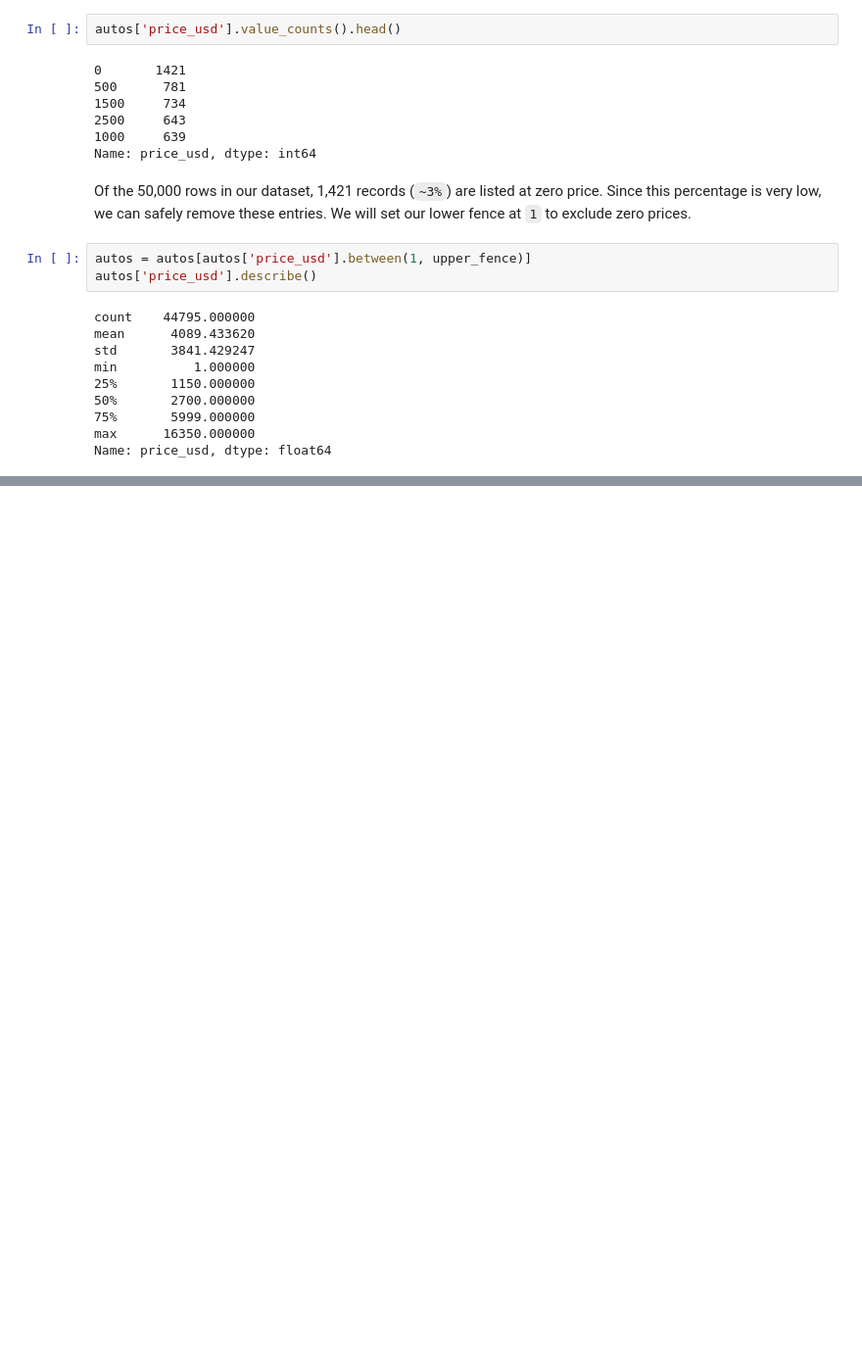
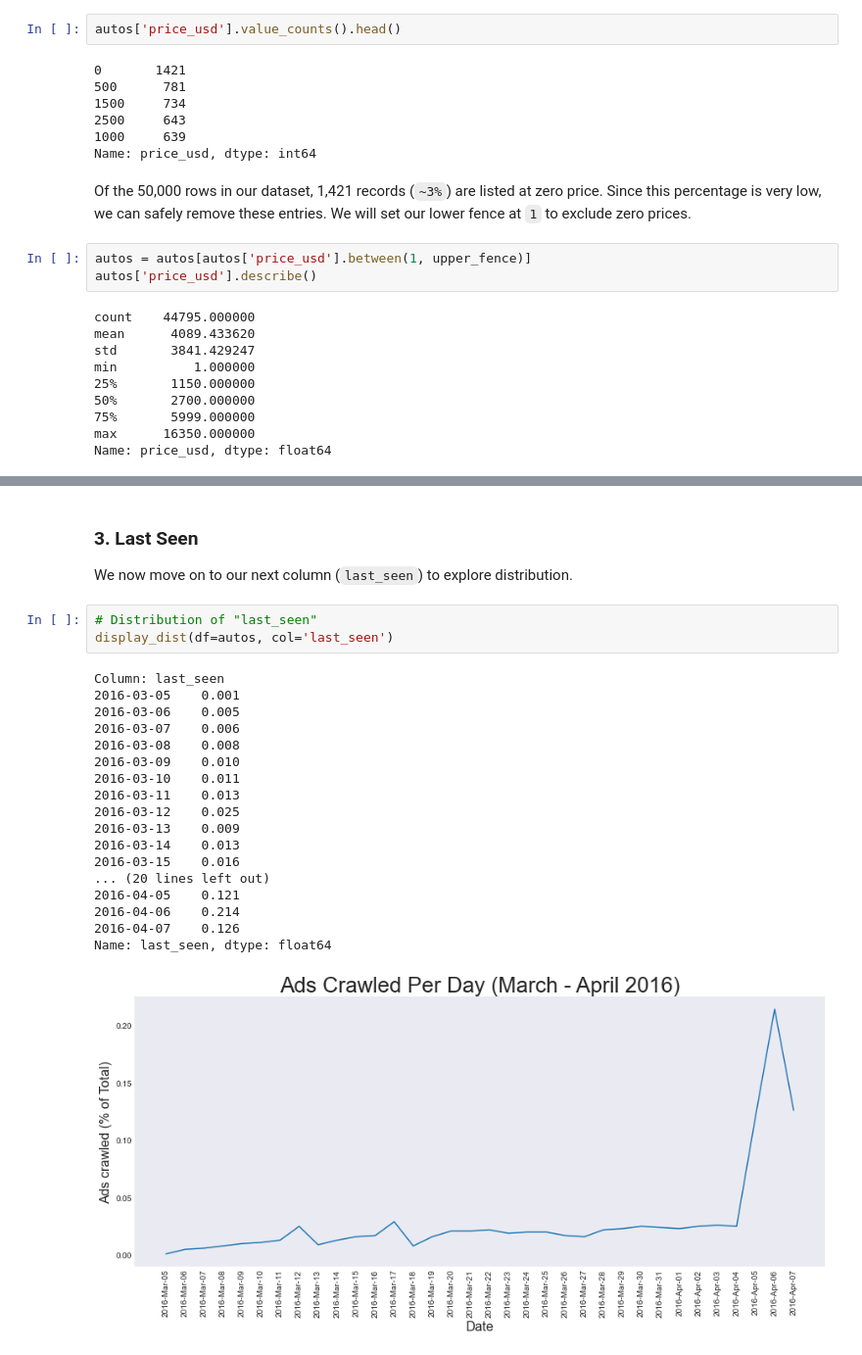
Before and after one commit to MuhammadAwon/datascience-projects, a Jupyter notebook: Guided-Projects/exploring-ebay-car-sales/exploring-ebay-car-sales.ipynb, the cells around one changed output, grey strips where cells are left out. Shown at 98% size. Saved outputs shown, nothing was run; the diff lists cells and outputs as text; blank space fills up the shorter version.

Commit message:
update explore ebay cars

```diff
--- a/Guided-Projects/exploring-ebay-car-sales/exploring-ebay-car-sales.ipynb
+++ b/Guided-Projects/exploring-ebay-car-sales/exploring-ebay-car-sales.ipynb
@@ -461,0 +600,26 @@ Lets now explore the data columns to understand the data range our data covers.
+# %% [markdown]
+### 3. Last Seen
+
+We now move on to our next column (`last_seen`) to explore distribution.
+# %%
+# Distribution of "last_seen"
+display_dist(df=autos, col='last_seen')
+# %% [output]
+Column: last_seen
+2016-03-05    0.001
+2016-03-06    0.005
+2016-03-07    0.006
+2016-03-08    0.008
+2016-03-09    0.010
+2016-03-10    0.011
+2016-03-11    0.013
+2016-03-12    0.025
+2016-03-13    0.009
+2016-03-14    0.013
+2016-03-15    0.016
+... (20 lines left out)
+2016-04-05    0.121
+2016-04-06    0.214
+2016-04-07    0.126
+Name: last_seen, dtype: float64
+[figure, added]
```
Also changed, not shown: parts of 38 cells of this notebook.
